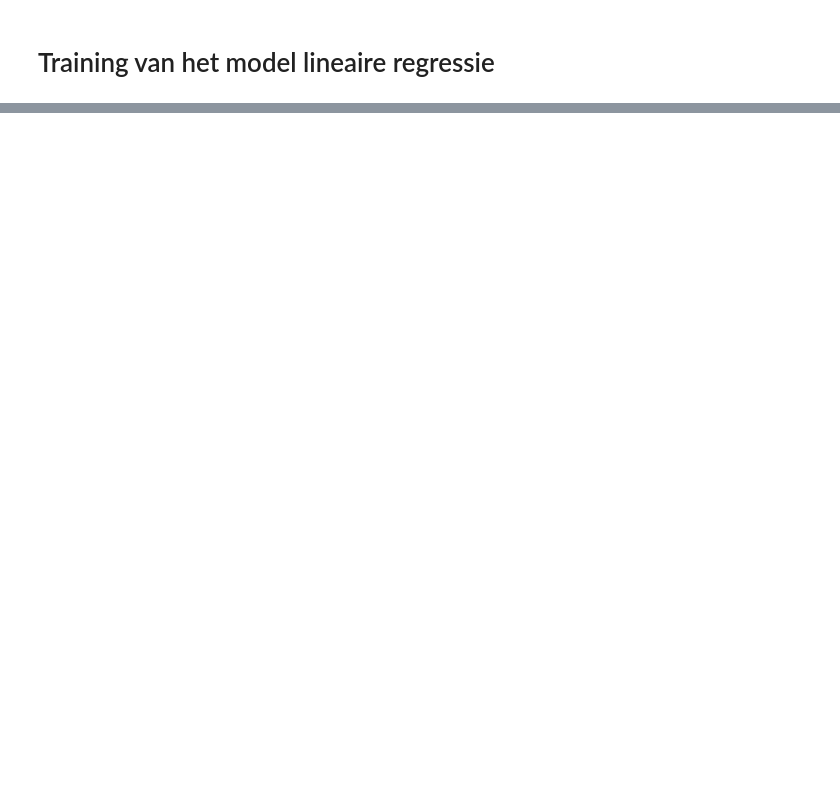
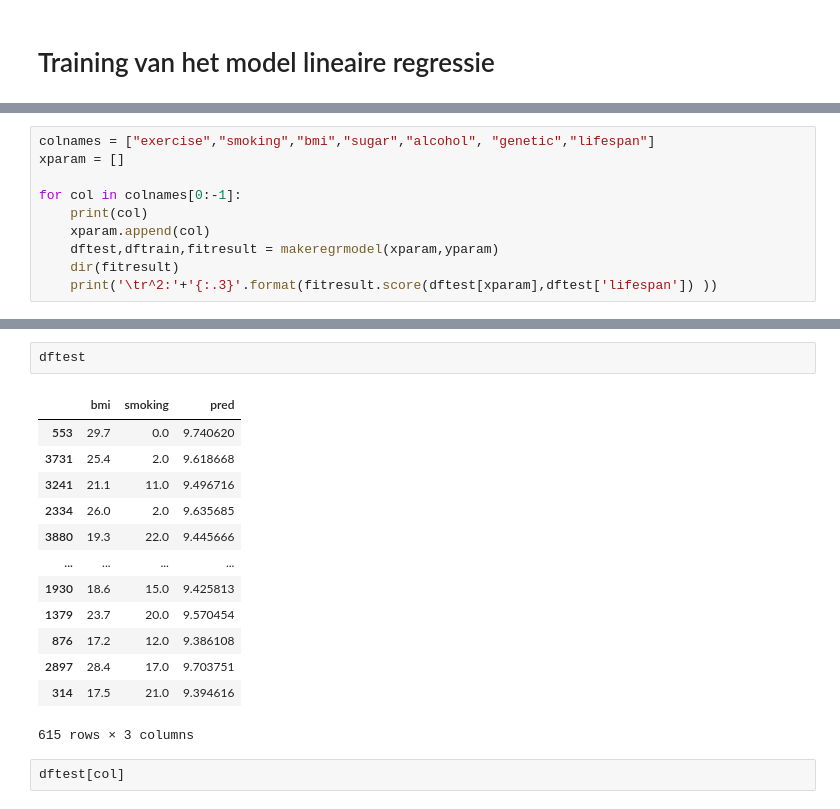
Before and after one commit to MarcRotsaert/MakeAIWork3, a Jupyter notebook: projects/healthapp/src/models/train_model.ipynb, the cells around one changed output, grey strips where cells are left out. Saved outputs shown, nothing was run; the diff lists cells and outputs as text; blank space fills up the shorter version.

```diff
--- a/projects/healthapp/src/models/train_model.ipynb
+++ b/projects/healthapp/src/models/train_model.ipynb
@@ -28,0 +50,10 @@ KeyError: ''
+# %%
+colnames = ["exercise","smoking","bmi","sugar","alcohol", "genetic","lifespan"]
+xparam = []
+
+for col in colnames[0:-1]:
+    print(col)
+    xparam.append(col)
+    dftest,dftrain,fitresult = makeregrmodel(xparam,yparam)
+    dir(fitresult)
+    print('\tr^2:'+'{:.3}'.format(fitresult.score(dftest[xparam],dftest['lifespan']) ))
@@ -28,0 +95,18 @@ KeyError: ''
+# %%
+dftest
+# %% [output]
+|  | bmi | smoking | pred |
+| 553 | 29.7 | 0.0 | 9.740620 |
+| 3731 | 25.4 | 2.0 | 9.618668 |
+| 3241 | 21.1 | 11.0 | 9.496716 |
+| 2334 | 26.0 | 2.0 | 9.635685 |
+| 3880 | 19.3 | 22.0 | 9.445666 |
+| ... | ... | ... | ... |
+| 1930 | 18.6 | 15.0 | 9.425813 |
+| 1379 | 23.7 | 20.0 | 9.570454 |
+| 876 | 17.2 | 12.0 | 9.386108 |
+| 2897 | 28.4 | 17.0 | 9.703751 |
+| 314 | 17.5 | 21.0 | 9.394616 |
+615 rows × 3 columns
+# %%
+dftest[col]
```
Also changed, not shown: parts of 12 cells of this notebook, 1 other file.
